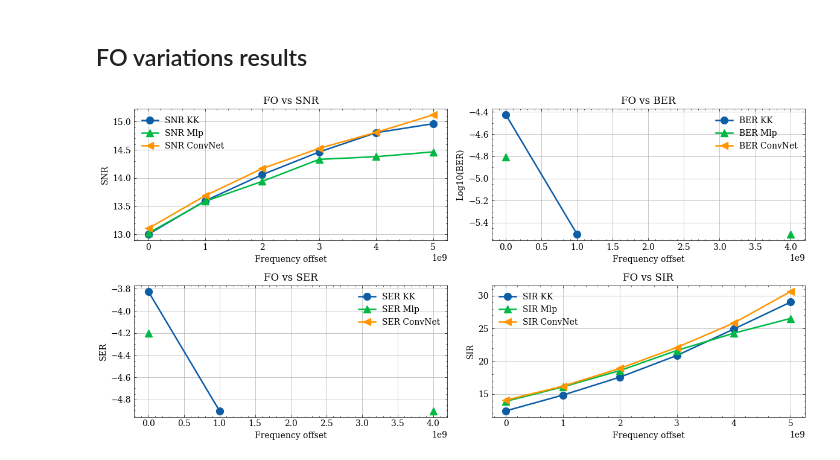
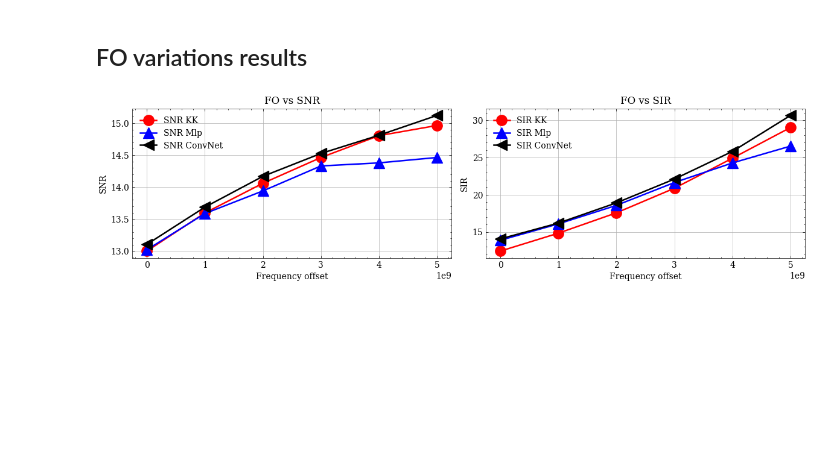
Before and after one commit to silasabs/PIVIC-PIBIC-Comunicacoes-Opticas, a Jupyter notebook: jupyter notebooks/Pibic_Results_PhaseRetrieval.ipynb, the cells around one changed output. Cells and saved outputs as stored; diff of their text form; code cells hidden in the pictures; blank space fills up the shorter version.

```diff
--- a/jupyter notebooks/Pibic_Results_PhaseRetrieval.ipynb
+++ b/jupyter notebooks/Pibic_Results_PhaseRetrieval.ipynb
@@ -228,64 +220,65 @@ if savePlots:
 ## FO variations results
 # %%
 FO_Values = np.arange(0e9, 6e9, 1e9)
-savePlots = False
+savePlots = True
+markersize = 12.5
 
-FO_BER = loadArray(r'C:\Users\Silas\Documents\PIVIC-Comunicacoes-Opticas\resultados\Data\Pibic\FO_BER_SpS_4_128_Sample.npy')
-FO_SIR = loadArray(r'C:\Users\Silas\Documents\PIVIC-Comunicacoes-Opticas\resultados\Data\Pibic\FO_SIR_SpS_4_128_Sample.npy')
-#FO_SNR = loadArray(r'C:\Users\Silas\Documents\PIVIC-Comunicacoes-Opticas\resultados\Data\Pibic\FO_SNR_SpS_4_128_Sample.npy')
-FO_SER = loadArray(r'C:\Users\Silas\Documents\PIVIC-Comunicacoes-Opticas\resultados\Data\Pibic\FO_SER_SpS_4_128_Sample.npy')
+FO_BER = loadArray(r'C:\Users\optic\Documents\PIVIC-PIBIC-Comunicacoes-Opticas\resultados\Data\Pibic\FO_BER_SpS_4_128_Sample.npy')
+FO_SIR = loadArray(r'C:\Users\optic\Documents\PIVIC-PIBIC-Comunicacoes-Opticas\resultados\Data\Pibic\FO_SIR_SpS_4_128_Sample.npy')
+FO_SNR = loadArray(r'C:\Users\optic\Documents\PIVIC-PIBIC-Comunicacoes-Opticas\resultados\Data\Pibic\FO_SNR_SpS_4_128_Sample.npy')
+FO_SER = loadArray(r'C:\Users\optic\Documents\PIVIC-PIBIC-Comunicacoes-Opticas\resultados\Data\Pibic\FO_SER_SpS_4_128_Sample.npy')
 
-Conv_FO_SER = loadArray(r'C:\Users\Silas\Documents\PIVIC-Comunicacoes-Opticas\resultados\Data\Pibic\Conv_FO_SER_SpS_4_128_Sample.npy')
-Conv_FO_SIR = loadArray(r'C:\Users\Silas\Documents\PIVIC-Comunicacoes-Opticas\resultados\Data\Pibic\Conv_FO_SIR_SpS_4_128_Sample.npy')
-Conv_FO_BER = loadArray(r'C:\Users\Silas\Documents\PIVIC-Comunicacoes-Opticas\resultados\Data\Pibic\Conv_FO_BER_SpS_4_128_Sample.npy')
-Conv_FO_SNR = loadArray(r'C:\Users\Silas\Documents\PIVIC-Comunicacoes-Opticas\resultados\Data\Pibic\Conv_FO_SNR_SpS_4_128_Sample.npy')
+Conv_FO_SER = loadArray(r'C:\Users\optic\Documents\PIVIC-PIBIC-Comunicacoes-Opticas\resultados\Data\Pibic\Conv_FO_SER_SpS_4_128_Sample.npy')
+Conv_FO_SIR = loadArray(r'C:\Users\optic\Documents\PIVIC-PIBIC-Comunicacoes-Opticas\resultados\Data\Pibic\Conv_FO_SIR_SpS_4_128_Sample.npy')
+Conv_FO_BER = loadArray(r'C:\Users\optic\Documents\PIVIC-PIBIC-Comunicacoes-Opticas\resultados\Data\Pibic\Conv_FO_BER_SpS_4_128_Sample.npy')
+Conv_FO_SNR = loadArray(r'C:\Users\optic\Documents\PIVIC-PIBIC-Comunicacoes-Opticas\resultados\Data\Pibic\Conv_FO_SNR_SpS_4_128_Sample.npy')
 
 
 plt.figure(num=None, figsize=(12, 6))
 
 graphic01 = plt.subplot(2, 2, 1)
-plt.plot(FO_Values, 10*np.log10(FO_SNR[0,:]), marker='o', markersize=8.5, label='SNR KK')
-plt.plot(FO_Values, 10*np.log10(FO_SNR[1,:]), marker='^', markersize=8.5, label='SNR Mlp')
-plt.plot(FO_Values, 10*np.log10(FO_SNR[2,:]),'-o', marker='<', markersize=8.5, label='SNR ConvNet')
+plt.plot(FO_Values, 10*np.log10(FO_SNR[0,:]), color = 'red', marker='o', markersize=markersize, label='SNR KK')
+plt.plot(FO_Values, 10*np.log10(FO_SNR[1,:]), color = 'blue', marker='^', markersize=markersize, label='SNR Mlp')
+plt.plot(FO_Values, 10*np.log10(FO_SNR[2,:]), color = 'black', marker='<', markersize=markersize, label='SNR ConvNet')
 plt.xlabel('Frequency offset')
 plt.ylabel('SNR')
 plt.title('FO vs SNR')
 plt.legend()
 plt.grid()
 
-graphic02 = plt.subplot(2, 2, 2)
-plt.plot(FO_Values, np.log10(FO_BER[0,:]), marker='o', markersize=8.5, label='BER KK')
-plt.plot(FO_Values, np.log10(FO_BER[1,:]), marker='^', markersize=8.5, label='BER Mlp')
-plt.plot(FO_Values, np.log10(Conv_FO_BER[2,:]), marker='<', markersize=8.5, label='BER ConvNet')
-plt.xlabel('Frequency offset')
-plt.ylabel('Log10(BER)')
-plt.title('FO vs BER')
-plt.legend()
-plt.grid()
+# graphic02 = plt.subplot(2, 2, 2)
+# plt.plot(FO_Values, np.log10(FO_BER[0,:]), marker='o', markersize=8.5, label='BER KK')
+# plt.plot(FO_Values, np.log10(FO_BER[1,:]), marker='^', markersize=8.5, label='BER Mlp')
+# plt.plot(FO_Values, np.log10(Conv_FO_BER[2,:]), marker='<', markersize=8.5, label='BER ConvNet')
+# plt.xlabel('Frequency offset')
+# plt.ylabel('Log10(BER)')
+# plt.title('FO vs BER')
+# plt.legend()
+# plt.grid()
 
-graphic03 = plt.subplot(2, 2, 3)
-plt.plot(FO_Values, np.log10(FO_SER[0,:]), marker='o', markersize=8.5, label='SER KK')
-plt.plot(FO_Values, np.log10(FO_SER[1,:]), marker='^', markersize=8.5, label='SER Mlp')
-plt.plot(FO_Values, np.log10(Conv_FO_SER[2,:]), marker='<', markersize=8.5, label='SER ConvNet')
-plt.xlabel('Frequency offset')
-plt.ylabel('SER')
-plt.title('FO vs SER')
-plt.legend()
-plt.grid()
+# graphic03 = plt.subplot(2, 2, 3)
+# plt.plot(FO_Values, np.log10(FO_SER[0,:]), marker='o', markersize=8.5, label='SER KK')
+# plt.plot(FO_Values, np.log10(FO_SER[1,:]), marker='^', markersize=8.5, label='SER Mlp')
+# plt.plot(FO_Values, np.log10(Conv_FO_SER[2,:]), marker='<', markersize=8.5, label='SER ConvNet')
+# plt.xlabel('Frequency offset')
+# plt.ylabel('SER')
+# plt.title('FO vs SER')
+# plt.legend()
+# plt.grid()
 
-graphic04 = plt.subplot(2, 2, 4)
-plt.plot(FO_Values, 10*np.log10(FO_SIR[0,:]), marker='o', markersize=8.5, label='SIR KK')
-plt.plot(FO_Values, 10*np.log10(FO_SIR[1,:]), marker='^', markersize=8.5, label='SIR Mlp')
-plt.plot(FO_Values, 10*np.log10(FO_SIR[2,:]), marker='<', markersize=8.5, label='SIR ConvNet')
+graphic04 = plt.subplot(2, 2, 2)
+plt.plot(FO_Values, 10*np.log10(FO_SIR[0,:]), color = 'red', marker='o', markersize=markersize, label='SIR KK')
+plt.plot(FO_Values, 10*np.log10(FO_SIR[1,:]), color = 'blue', marker='^', markersize=markersize, label='SIR Mlp')
+plt.plot(FO_Values, 10*np.log10(FO_SIR[2,:]), color = 'black', marker='<', markersize=markersize, label='SIR ConvNet')
 plt.xlabel('Frequency offset')
 plt.ylabel('SIR')
 plt.title('FO vs SIR')
 plt.legend()
 plt.grid()
 
 plt.tight_layout()
 
 if savePlots:
-    plt.savefig(figurePath+'\FO_Results.png', dpi=600)
+    plt.savefig(r'C:\Users\optic\Documents\PIVIC-PIBIC-Comunicacoes-Opticas\resultados\Figuras\Pibic'+'\FO_Results.png', dpi=600)
 # %% [output]
-[figure, old version]
+[figure, new version]
```
Also changed, not shown: parts of 5 cells of this notebook, 1 other file.
